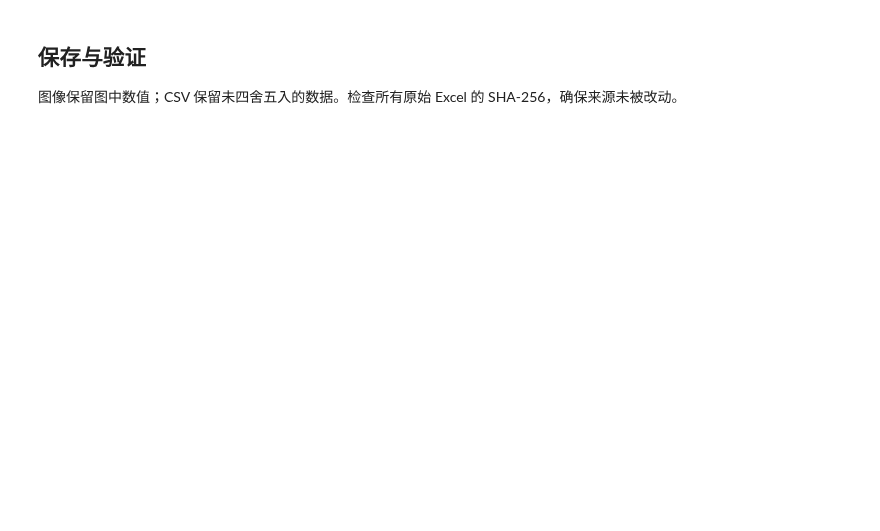
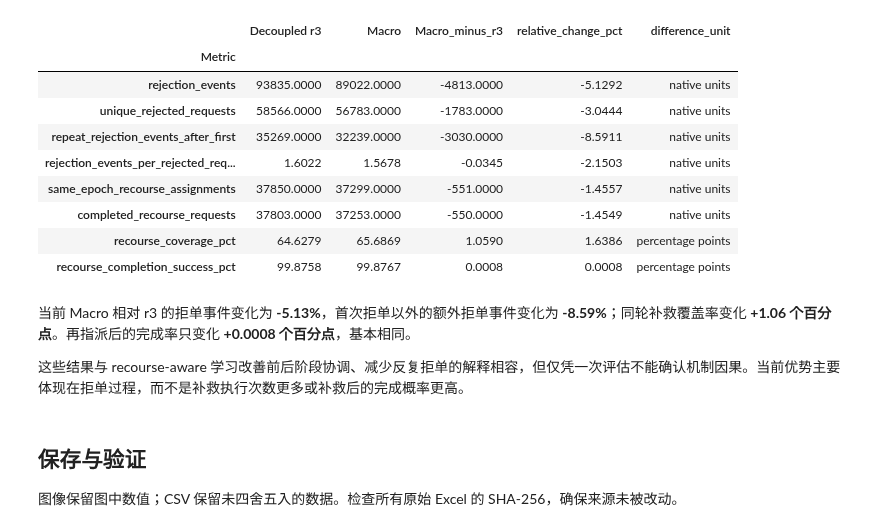
Before and after one commit to miluosi/icaps, a Jupyter notebook: plot_nye_data.ipynb, the cells around one changed output. Cells and saved outputs as stored; diff of their text form; code cells hidden in the pictures; blank space fills up the shorter version.

```diff
--- a/plot_nye_data.ipynb
+++ b/plot_nye_data.ipynb
@@ -262,3 +384,51 @@ save_show(fig, '02_recourse_comparison', 'Six methods: daily same-epoch recourse
+# %%
+comparison = pd.DataFrame(index=['Decoupled r3', 'Macro'])
+for name, key in [('Decoupled r3', 'Learning r3'), ('Macro', 'Macro')]:
+    r = raw.loc[key]
+    comparison.loc[name, 'rejection_events'] = r['reject']
+    comparison.loc[name, 'unique_rejected_requests'] = r.rejected_requests
+    comparison.loc[name, 'repeat_rejection_events_after_first'] = r['reject'] - r.rejected_requests
+    comparison.loc[name, 'rejection_events_per_rejected_request'] = r['reject'] / r.rejected_requests
+    comparison.loc[name, 'same_epoch_recourse_assignments'] = r.recourse_requests
+    comparison.loc[name, 'completed_recourse_requests'] = r.recourse_completed_requests
+    comparison.loc[name, 'recourse_coverage_pct'] = metrics.loc[key, 'recourse_rate_pct']
+    comparison.loc[name, 'recourse_completion_success_pct'] = metrics.loc[key, 'recourse_completion_success_pct']
+comparison = comparison.T
+comparison.index.name = 'Metric'
+comparison['Macro_minus_r3'] = comparison.Macro - comparison['Decoupled r3']
+comparison['relative_change_pct'] = 100 * comparison.Macro / comparison['Decoupled r3'] - 100
+comparison['difference_unit'] = ['percentage points' if c.endswith('_pct') else 'native units' for c in comparison.index]
+display(comparison.round(4))
+comparison.to_csv(ANALYSIS_DIR / 'macro_vs_decoupled_recourse_diagnostics.csv')
+
+from IPython.display import Markdown
+event_delta = comparison.loc['rejection_events', 'relative_change_pct']
+repeat_delta = comparison.loc['repeat_rejection_events_after_first', 'relative_change_pct']
+coverage_delta = comparison.loc['recourse_coverage_pct', 'Macro_minus_r3']
+success_delta = comparison.loc['recourse_completion_success_pct', 'Macro_minus_r3']
+display(Markdown(
+    f"当前 Macro 相对 r3 的拒单事件变化为 **{event_delta:+.2f}%**，"
+    f"首次拒单以外的额外拒单事件变化为 **{repeat_delta:+.2f}%**；"
+    f"同轮补救覆盖率变化 **{coverage_delta:+.2f} 个百分点**。"
+    f"再指派后的完成率只变化 **{success_delta:+.4f} 个百分点**，基本相同。\n\n"
+    "这些结果与 recourse-aware 学习改善前后阶段协调、减少反复拒单的解释相容，"
+    "但仅凭一次评估不能确认机制因果。当前优势主要体现在拒单过程，"
+    "而不是补救执行次数更多或补救后的完成概率更高。"
+))
+# %% [output]
+|  | Decoupled r3 | Macro | Macro_minus_r3 | relative_change_pct | difference_unit |
+| Metric |  |  |  |  |  |
+| rejection_events | 93835.0000 | 89022.0000 | -4813.0000 | -5.1292 | native units |
+| unique_rejected_requests | 58566.0000 | 56783.0000 | -1783.0000 | -3.0444 | native units |
+| repeat_rejection_events_after_first | 35269.0000 | 32239.0000 | -3030.0000 | -8.5911 | native units |
+| rejection_events_per_rejected_req... | 1.6022 | 1.5678 | -0.0345 | -2.1503 | native units |
+| same_epoch_recourse_assignments | 37850.0000 | 37299.0000 | -551.0000 | -1.4557 | native units |
+| completed_recourse_requests | 37803.0000 | 37253.0000 | -550.0000 | -1.4549 | native units |
+| recourse_coverage_pct | 64.6279 | 65.6869 | 1.0590 | 1.6386 | percentage points |
+| recourse_completion_success_pct | 99.8758 | 99.8767 | 0.0008 | 0.0008 | percentage points |
+当前 Macro 相对 r3 的拒单事件变化为 **-5.13%**，首次拒单以外的额外拒单事件变化为 **-8.59%**；同轮补救覆盖率变化 **+1.06 个百分点**。再指派后的完成率只变化 **+0.0008 个百分点**，基本相同。
+
+这些结果与 recourse-aware 学习改善前后阶段协调、减少反复拒单的解释相容，但仅凭一次评估不能确认机制因果。当前优势主要体现在拒单过程，而不是补救执行次数更多或补救后的完成概率更高。
 # %% [markdown]
 ## 保存与验证
 
```
Also changed, not shown: parts of 12 cells of this notebook, 3 other files.
